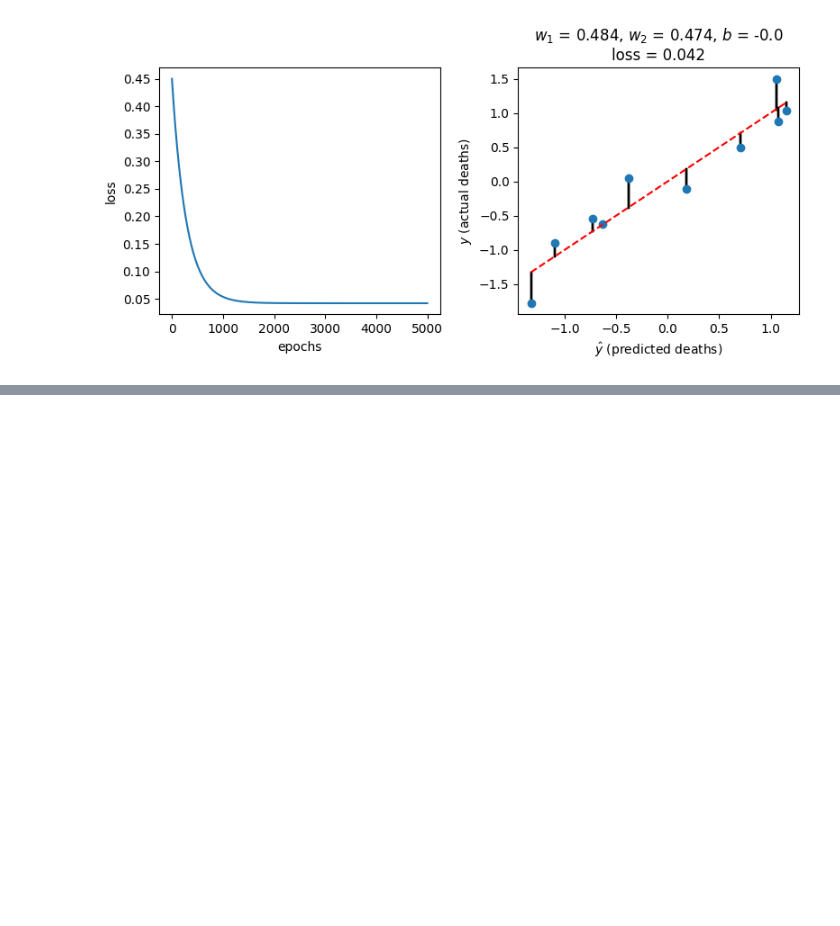
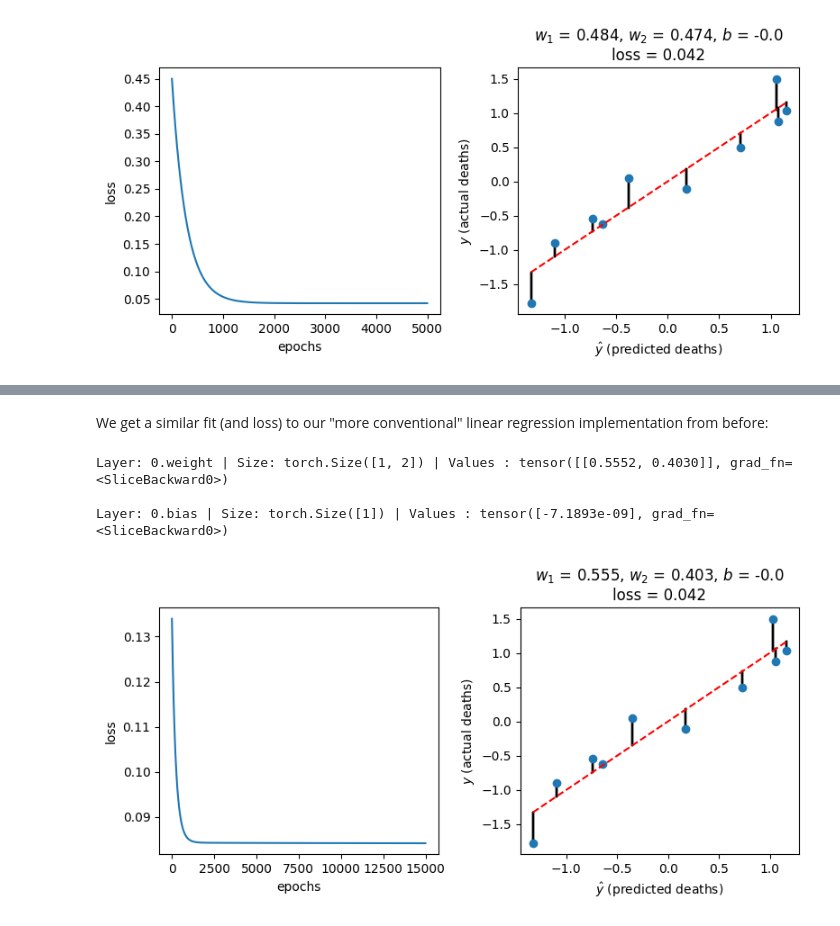
Before and after one commit to jack89roberts/learning-deep-learning, a Jupyter notebook: 01-shallow.ipynb, the cells around one changed output, grey strips where cells are left out. Saved outputs shown, nothing was run; the diff lists cells and outputs as text; code cells hidden in the pictures; blank space fills up the shorter version.

```diff
--- a/01-shallow.ipynb
+++ b/01-shallow.ipynb
@@ -294,0 +335,2 @@ fig.tight_layout()
+# %%
+loss_fn = nn.MSELoss()
@@ -294,0 +339,4 @@ fig.tight_layout()
+# %%
+# Stochastic Gradient Descent
+learning_rate = 0.001
+optimizer = torch.optim.SGD(model.parameters(), lr=learning_rate)
@@ -294,0 +347,16 @@ fig.tight_layout()
+# %%
+def train(X, y, model, loss_fn, optimizer, epochs):
+    loss_history = []
+    for t in range(epochs):
+        # Compute prediction and loss
+        pred = model(X)
+        loss_value = loss_fn(pred, y)
+        loss_history.append(float(loss_value))
+
+        # Backpropagation
+        optimizer.zero_grad()  # without this the optimiser would accumulate the gradients between epochs
+        loss_value.backward()
+        optimizer.step()
+
+    print("Done!")
+    return model, loss_history
@@ -294,0 +371,25 @@ fig.tight_layout()
+# %%
+model, loss_history = train(X, y, model, loss_fn, optimizer, 15000)
+# %% [markdown]
+We get a similar fit (and loss) to our "more conventional" linear regression implementation from before:
+# %%
+params = []
+for name, param in model.named_parameters():
+    print(f"Layer: {name} | Size: {param.size()} | Values : {param[:]} \n")
+    params.append(param.detach().numpy())
+
+w_1 = params[0][0][0]
+w_2 = params[0][0][1]
+b = params[1][0]
+
+fig, ax = plt.subplots(1, 2, figsize=(8, 4))
+ax[0].plot(loss_history)
+ax[0].set_xlabel("epochs")
+ax[0].set_ylabel("loss")
+plot_predictions(round(w_1, 3), round(w_2, 3), round(b, 3), ax[1])
+fig.tight_layout()
+# %% [output]
+Layer: 0.weight | Size: torch.Size([1, 2]) | Values : tensor([[0.5552, 0.4030]], grad_fn=<SliceBackward0>)
+
+Layer: 0.bias | Size: torch.Size([1]) | Values : tensor([-7.1893e-09], grad_fn=<SliceBackward0>)
+[figure, added]
```
Also changed, not shown: parts of 42 cells of this notebook, 4 other files.
